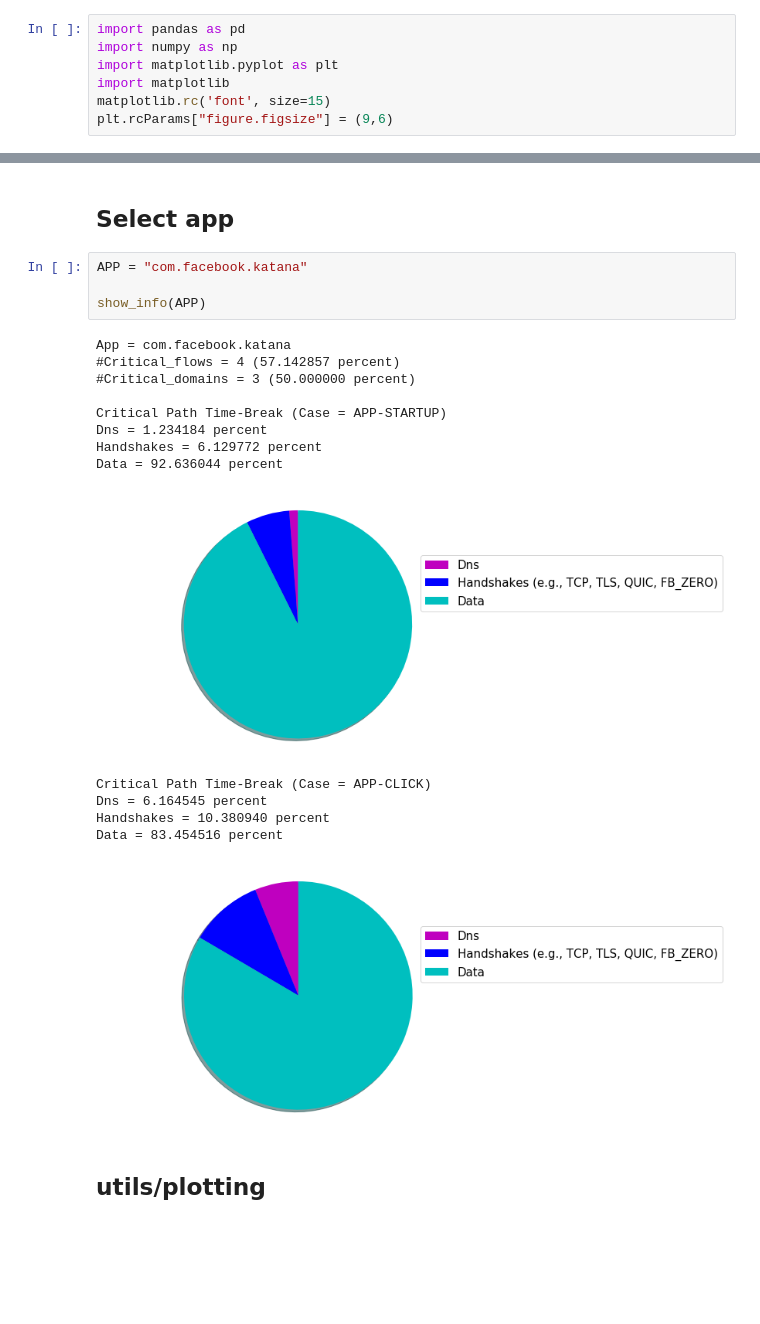
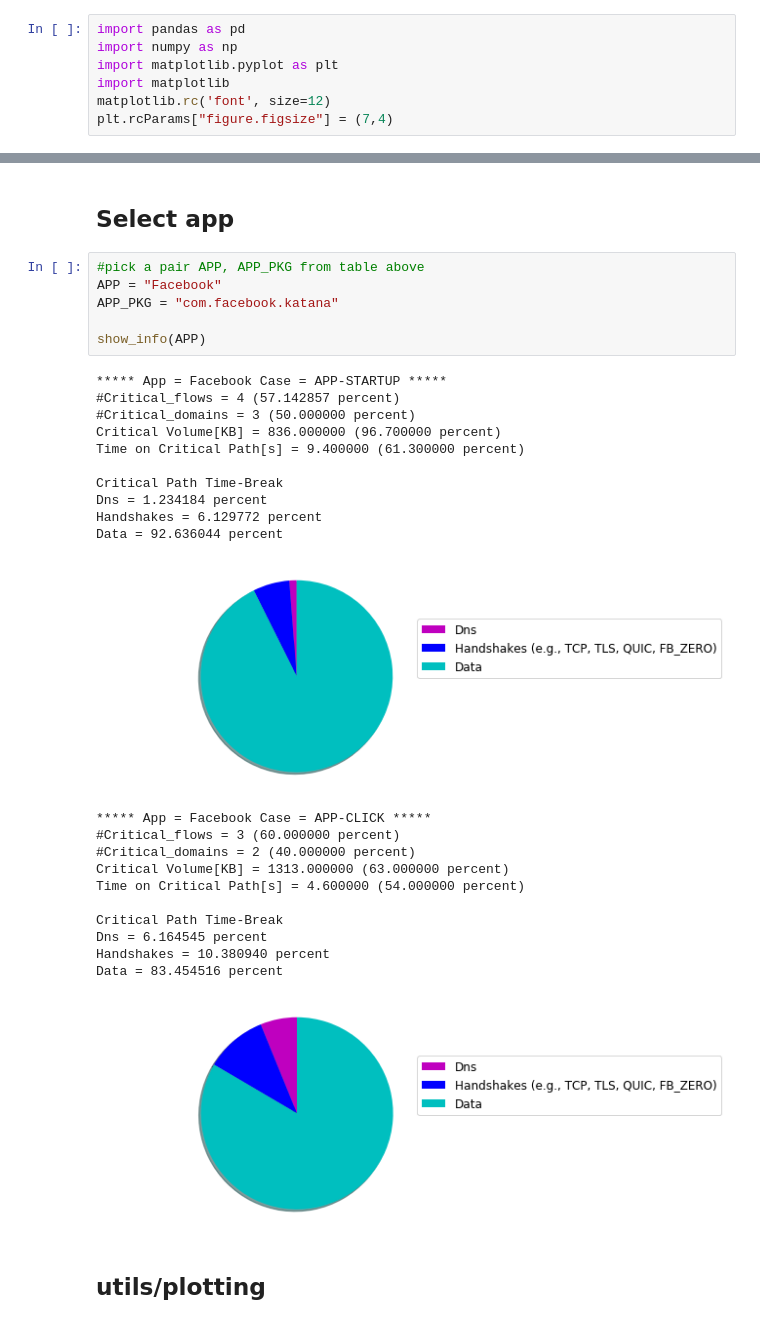
Before and after one commit to finale80/mcpa, a Jupyter notebook: critical_path_info.ipynb, the cells around one changed output, grey strips where cells are left out. Cells and saved outputs as stored; diff of their text form; blank space fills up the shorter version.

Commit message:
added volume/time on cp

```diff
--- a/critical_path_info.ipynb
+++ b/critical_path_info.ipynb
@@ -5,8 +5,8 @@ import pandas as pd
 import numpy as np
 import matplotlib.pyplot as plt
 import matplotlib
-matplotlib.rc('font', size=15)
-plt.rcParams["figure.figsize"] = (9,6)
+matplotlib.rc('font', size=12)
+plt.rcParams["figure.figsize"] = (7,4)
 # %% [markdown]
 ### Package name | App name
 
@@ -45,24 +49,34 @@ df_tb_click =  pd.read_csv(DIR+"/critical_path_timebreak_app-click.txt", sep=' '
 # %% [markdown]
 ## Select app
-# %%
-APP = "com.facebook.katana"
-
-show_info(APP)
-# %% [output]
-App = com.facebook.katana
-#Critical_flows = 4 (57.142857 percent)
-#Critical_domains = 3 (50.000000 percent)
-
-Critical Path Time-Break (Case = APP-STARTUP)
-Dns = 1.234184 percent
-Handshakes = 6.129772 percent
-Data = 92.636044 percent
-[figure, removed]
-Critical Path Time-Break (Case = APP-CLICK)
-Dns = 6.164545 percent
-Handshakes = 10.380940 percent
-Data = 83.454516 percent
-[figure, removed]
+# %%
+#pick a pair APP, APP_PKG from table above
+APP = "Facebook"
+APP_PKG = "com.facebook.katana"
+
+show_info(APP)
+# %% [output]
+***** App = Facebook Case = APP-STARTUP *****
+#Critical_flows = 4 (57.142857 percent)
+#Critical_domains = 3 (50.000000 percent)
+Critical Volume[KB] = 836.000000 (96.700000 percent)
+Time on Critical Path[s] = 9.400000 (61.300000 percent)
+
+Critical Path Time-Break
+Dns = 1.234184 percent
+Handshakes = 6.129772 percent
+Data = 92.636044 percent
+[figure, added]
+***** App = Facebook Case = APP-CLICK *****
+#Critical_flows = 3 (60.000000 percent)
+#Critical_domains = 2 (40.000000 percent)
+Critical Volume[KB] = 1313.000000 (63.000000 percent)
+Time on Critical Path[s] = 4.600000 (54.000000 percent)
+
+Critical Path Time-Break
+Dns = 6.164545 percent
+Handshakes = 10.380940 percent
+Data = 83.454516 percent
+[figure, added]
 # %% [markdown]
 ## utils/plotting
 # %%
```
Also changed, not shown: parts of 3 cells of this notebook, 2 other files.
